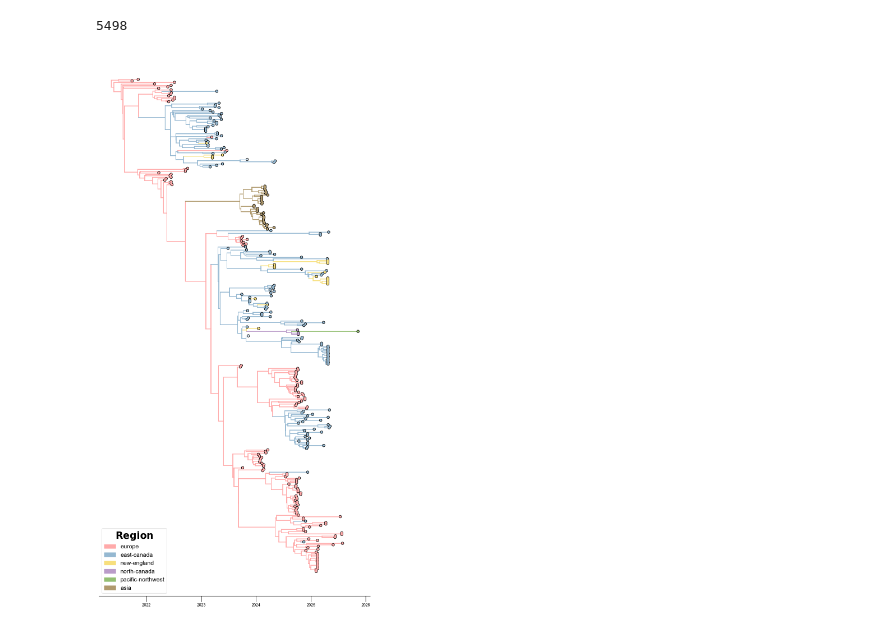
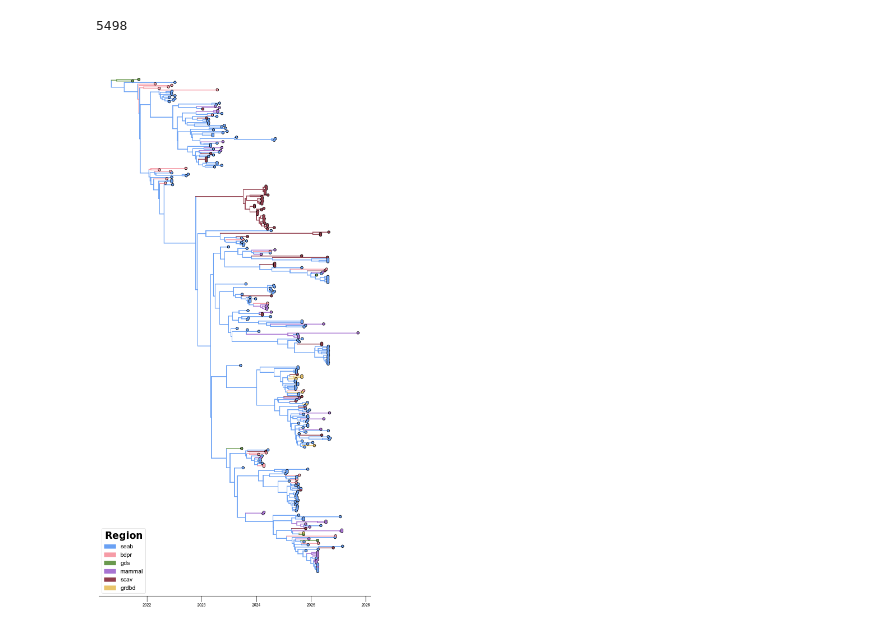
Before and after one commit to moncla-lab/H5-avian-ecology, a Jupyter notebook: baltic_nexustree_plot.ipynb, the cells around one changed output. Drawn from its saved outputs; the diff is of its cells as text; code cells hidden in the pictures.

```diff
--- a/baltic_nexustree_plot.ipynb
+++ b/baltic_nexustree_plot.ipynb
@@ -237,9 +238,9 @@ def plot_nexus(mytree, save_path):
     # default color D1E2F0
     def color_by(k):
         # flyway = tipMap_upt.get(k.index, {}).get("NAflyway")
-        # order = k.traits["host"]
-        region = k.traits["region"]
-        return colors.get(region, "#D1E2F0")
+        order = k.traits["host"]
+        # region = k.traits["region"]
+        return colors.get(order, "#D1E2F0")
 
     # for k in mytree.getExternal(): # Extract the flyway for each tip name using the name_to_flyway dictionary
     #     flyway = name_to_flyway.get(k.name, None)  # None if no match
@@ -265,7 +266,7 @@ def plot_nexus(mytree, save_path):
     # # # mytree.addText(ax,x_attr=text_x_attr,target=target_func,text=text_func, size='10')
 
     # If you want the legend in the tree
-    legend_handles = [Patch(color=color, label=region) for region, color in colors.items()]
+    legend_handles = [Patch(color=color, label=order) for order, color in colors.items()]
     legend = ax.legend(handles=legend_handles, title="$\\bf{Region}$", loc="lower left", fontsize='15')
     plt.setp(legend.get_title(),fontsize=25)
 
@@ -294,9 +295,9 @@ def plot_nexus(mytree, save_path):
 # %%
 # plot_nexus(emptree, "./BEAST/empirical_trees/results/2025-08-07_nov2021-2024_no-suliformes_ha_empirical_thorney/NAm_wild-aves_nov2021-2024_no-suliformes_ha_empirical_thorney_2025-08-07_MCC.pdf")
 # %%
-plot_nexus(tree, "../H5N5-mini-project/SERAPHIM/output_plots/baltic_A6_concat-genome_traits_2026-03-01_region.pdf")
+plot_nexus(tree, "../H5N5-mini-project/SERAPHIM/output_plots/baltic_A6_concat-genome_traits_2026-03-10_host.pdf")
 # %% [output]
-[figure, old version]
+[figure, new version]
 # %%
 # If you want a separate legend
 
```
Also changed, not shown: parts of 2 cells of this notebook, 21 other files.
